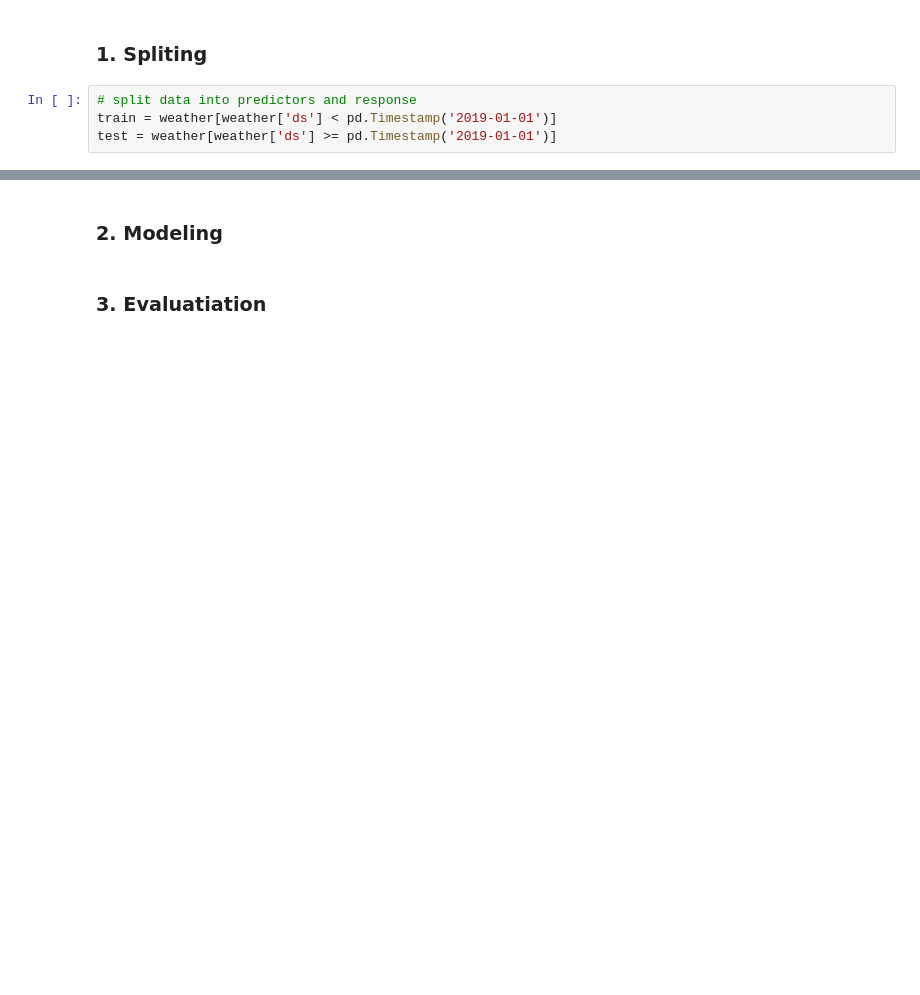
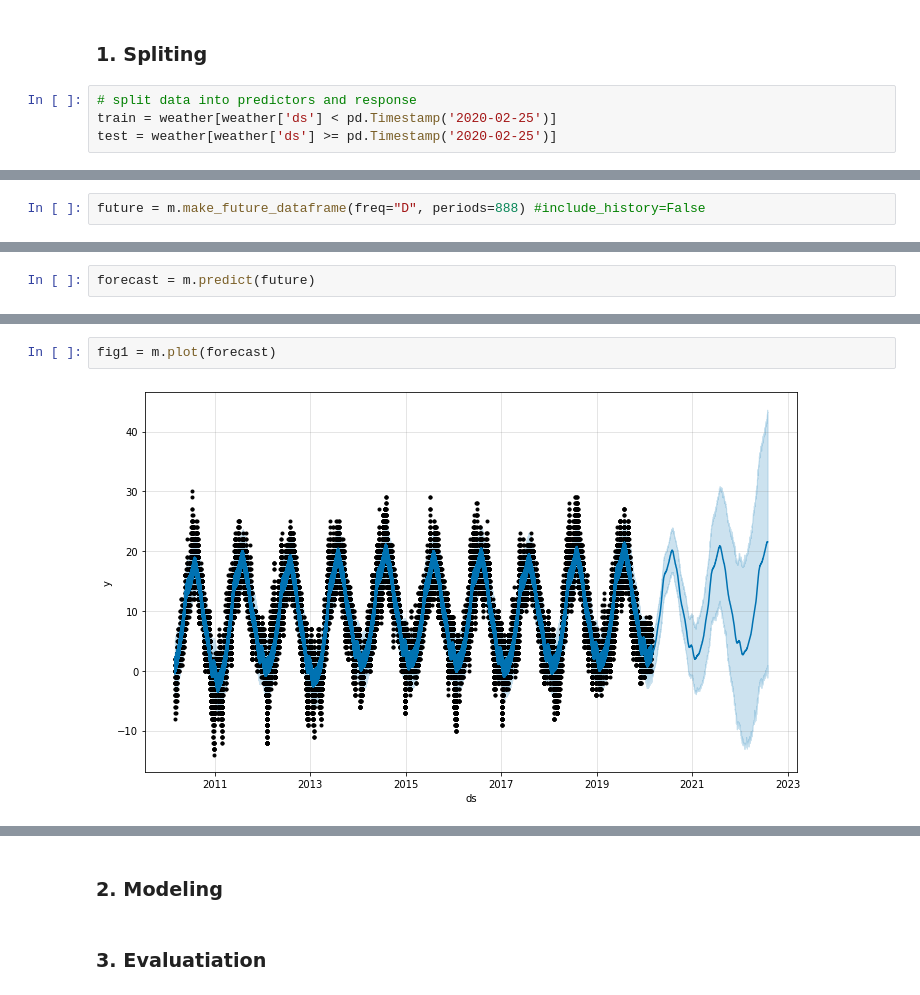
Before and after one commit to Peshkatar/prophet-weather-forecast, a Jupyter notebook: model.ipynb, the cells around one changed output, grey strips where cells are left out. Cells and saved outputs as stored; diff of their text form; blank space fills up the shorter version.

```diff
--- a/model.ipynb
+++ b/model.ipynb
@@ -77,5 +80,5 @@ sns.boxplot(data=weather);
 ### 1. Spliting
 # %%
 # split data into predictors and response
-train = weather[weather['ds'] < pd.Timestamp('2019-01-01')]
-test = weather[weather['ds'] >= pd.Timestamp('2019-01-01')]
+train = weather[weather['ds'] < pd.Timestamp('2020-02-25')]
+test = weather[weather['ds'] >= pd.Timestamp('2020-02-25')]
@@ -85,0 +104,2 @@ m.fit(train)
+# %%
+future = m.make_future_dataframe(freq="D", periods=888) #include_history=False
@@ -85,0 +122,2 @@ m.fit(train)
+# %%
+forecast = m.predict(future)
@@ -85,0 +133,4 @@ m.fit(train)
+# %%
+fig1 = m.plot(forecast)
+# %% [output]
+[figure, added]
```
Also changed, not shown: parts of 13 cells of this notebook.
